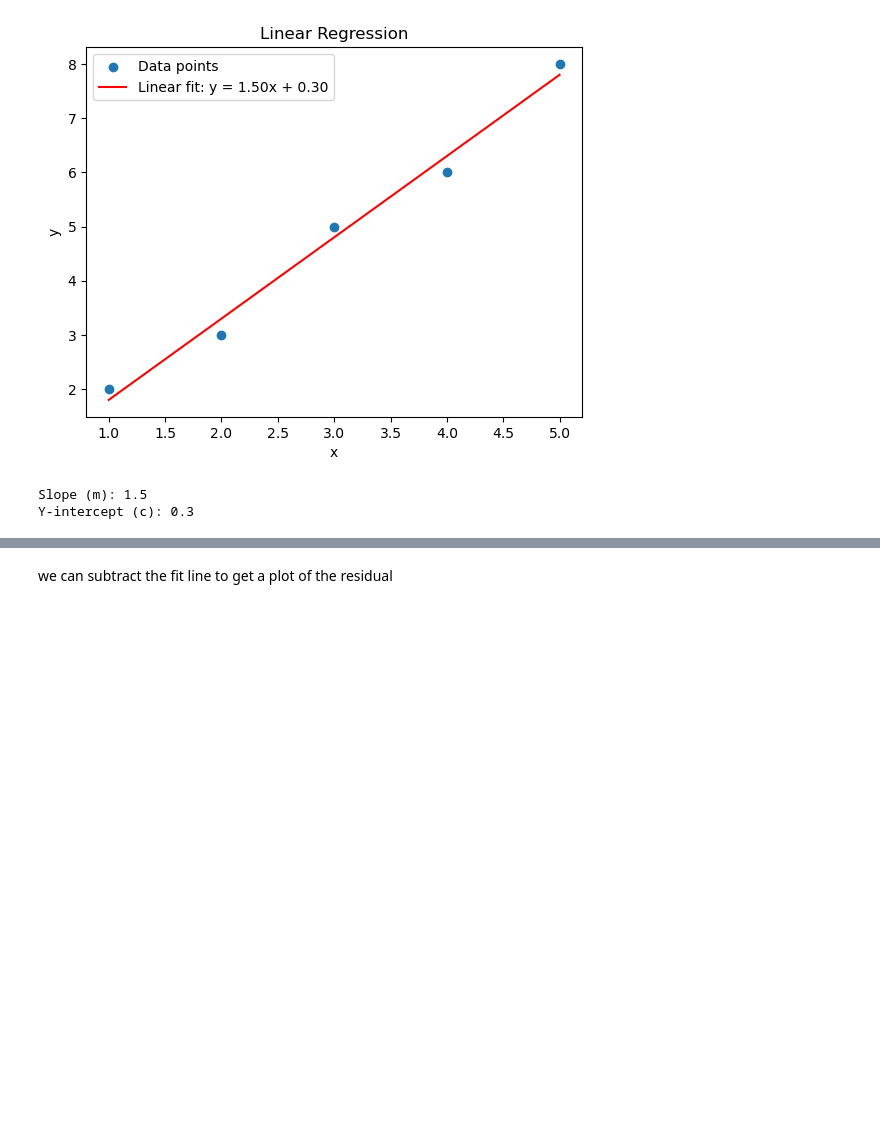
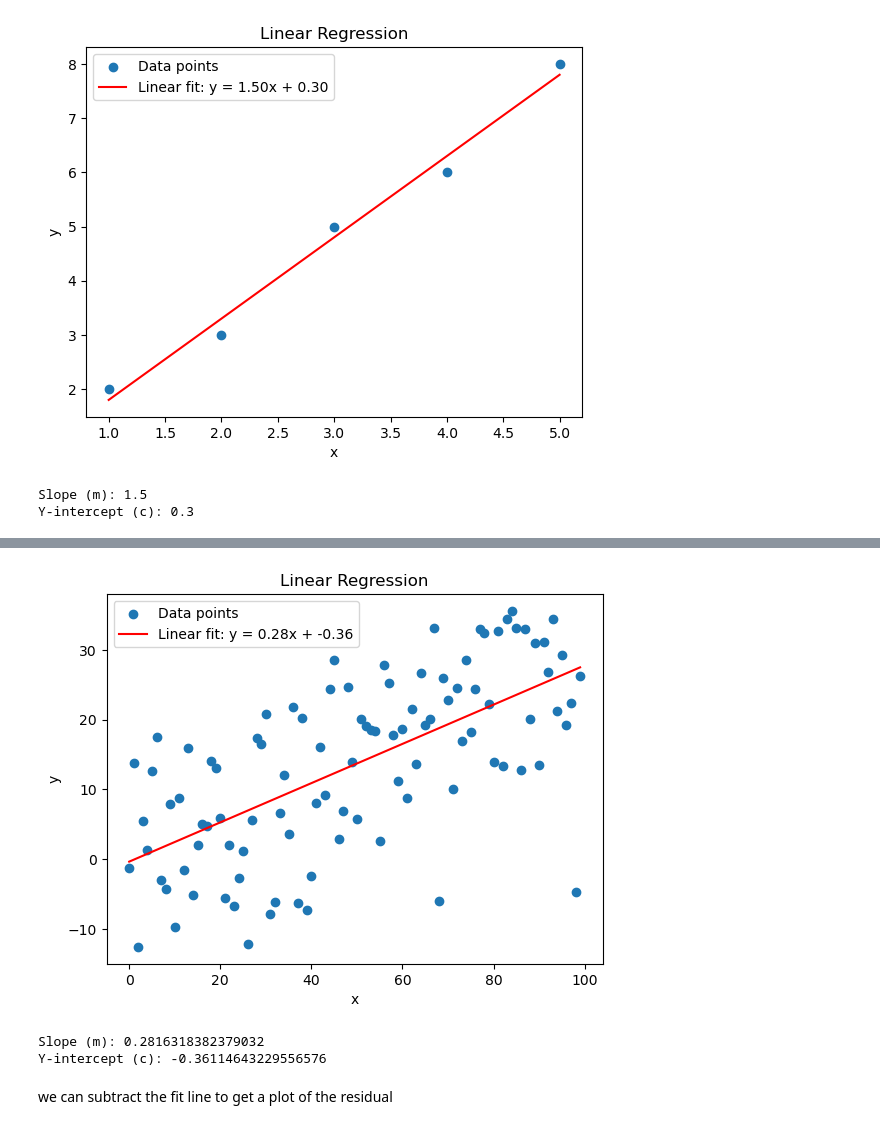
Before and after one commit to adriantompkins/climate-book, a Jupyter notebook: notebooks/part2_cda/climdata_trends_timeseries.ipynb, the cells around one changed output, grey strips where cells are left out. Cells and saved outputs as stored; diff of their text form; code cells hidden in the pictures; blank space fills up the shorter version.

```diff
--- a/notebooks/part2_cda/climdata_trends_timeseries.ipynb
+++ b/notebooks/part2_cda/climdata_trends_timeseries.ipynb
@@ -154,6 +159,17 @@ def linear_regression(x, y):
     c = (sum_y - m * sum_x) / n
 
     return m, c
+# %%
+def plot_scatter(x,y,y_pred):
+
+    # Plot the data and the regression line
+    plt.scatter(x, y, label='Data points')
+    plt.plot(x, y_pred, color='red', label=f'Linear fit: y = {m:.2f}x + {c:.2f}')
+    plt.xlabel('x')
+    plt.ylabel('y')
+    plt.legend()
+    plt.title('Linear Regression')
+    plt.show()
 # %%
 # Example data
 x = np.array([1, 2, 3, 4, 5])
@@ -200,3 +229,28 @@ plt.show()
+# %%
+### Define the properties of the line
+
+npt=100
+noise_mag=10
+true_slope=0.2 # m
+true_offset=4 # c
+
+x = np.arange(npt)
+y = true_slope*x + true_offset + np.random.normal(loc=0, scale=noise_mag, size=npt)
+
+# Calculate slope and intercept
+m, c = linear_regression(x, y)
+
+# Generate predicted y values
+y_pred = m * x + c
+
+plot_scatter(x,y,y_pred)
+
+print(f"Slope (m): {m}")
+print(f"Y-intercept (c): {c}")
+# %% [output]
+[figure, added]
+Slope (m): 0.2816318382379032
+Y-intercept (c): -0.36114643229556576
 # %% [markdown]
 we can subtract the fit line to get a plot of the residual
 # %%
```
Also changed, not shown: parts of 7 cells of this notebook.
